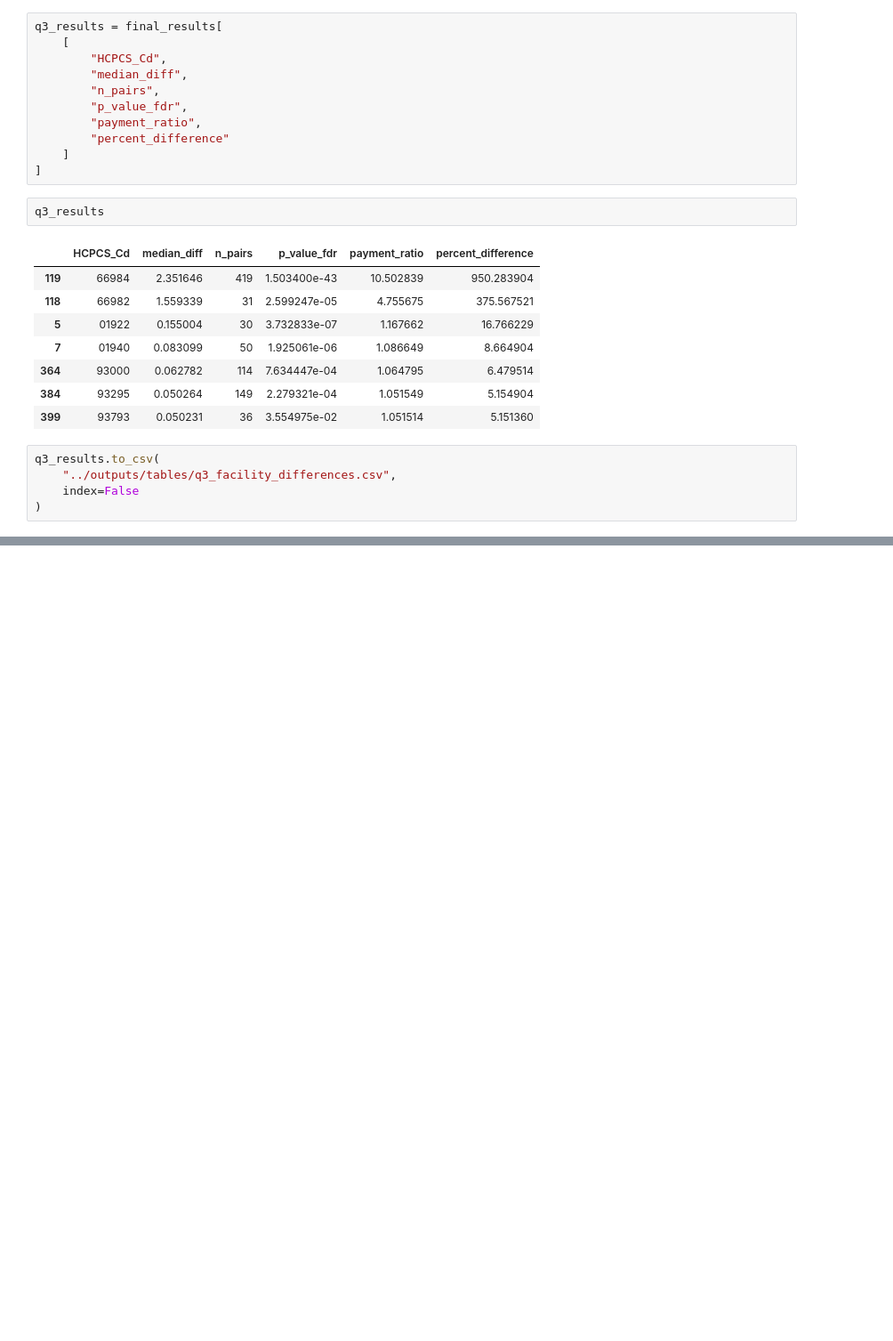
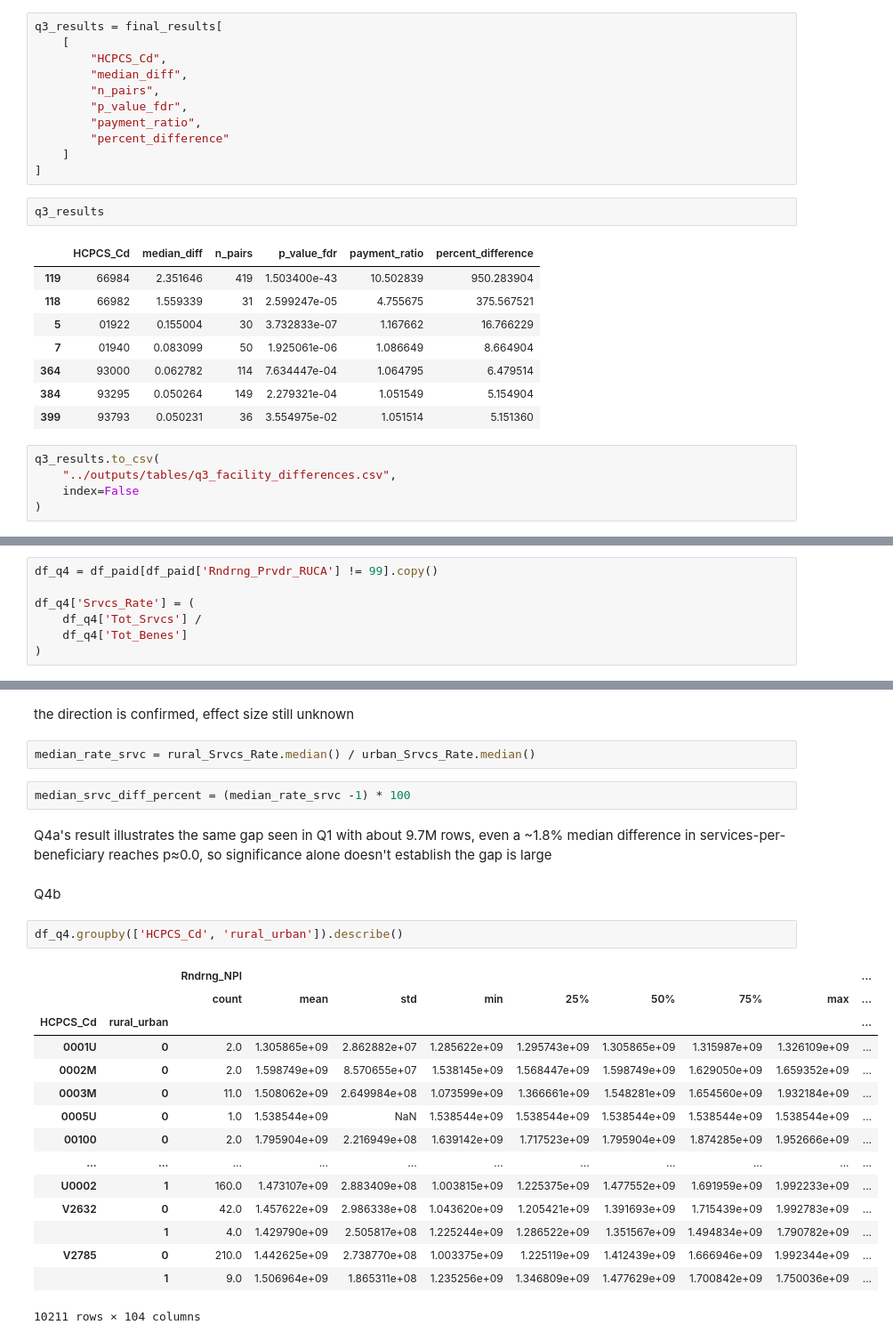
Before and after one commit to AdvayBhatt/healthcare-analytics, a Jupyter notebook: notebooks/01_eda.ipynb, the cells around one changed output, grey strips where cells are left out. Shown at 89% size. Saved outputs shown, nothing was run; the diff lists cells and outputs as text; blank space fills up the shorter version.

```diff
--- a/notebooks/01_eda.ipynb
+++ b/notebooks/01_eda.ipynb
@@ -1285,0 +1240,7 @@ q3_results.to_csv(
+# %%
+df_q4 = df_paid[df_paid['Rndrng_Prvdr_RUCA'] != 99].copy()
+
+df_q4['Srvcs_Rate'] = (
+    df_q4['Tot_Srvcs'] /
+    df_q4['Tot_Benes']
+)
@@ -1285,0 +1264,28 @@ q3_results.to_csv(
+# %% [markdown]
+the direction is confirmed, effect size still unknown
+# %%
+median_rate_srvc = rural_Srvcs_Rate.median() / urban_Srvcs_Rate.median()
+# %%
+median_srvc_diff_percent = (median_rate_srvc -1) * 100
+# %% [markdown]
+Q4a's result illustrates the same gap seen in Q1 with about 9.7M rows, even a ~1.8% median difference in services-per-beneficiary reaches p≈0.0, so significance alone doesn't establish the gap is large
+# %% [markdown]
+Q4b
+# %%
+df_q4.groupby(['HCPCS_Cd', 'rural_urban']).describe()
+# %% [output]
+|  |  | Rndrng_NPI |  |  |  |  |  |  |  | ... |
+|  |  | count | mean | std | min | 25% | 50% | 75% | max | ... |
+| HCPCS_Cd | rural_urban |  |  |  |  |  |  |  |  | ... |
+| 0001U | 0 | 2.0 | 1.305865e+09 | 2.862882e+07 | 1.285622e+09 | 1.295743e+09 | 1.305865e+09 | 1.315987e+09 | 1.326109e+09 | ... |
+| 0002M | 0 | 2.0 | 1.598749e+09 | 8.570655e+07 | 1.538145e+09 | 1.568447e+09 | 1.598749e+09 | 1.629050e+09 | 1.659352e+09 | ... |
+| 0003M | 0 | 11.0 | 1.508062e+09 | 2.649984e+08 | 1.073599e+09 | 1.366661e+09 | 1.548281e+09 | 1.654560e+09 | 1.932184e+09 | ... |
+| 0005U | 0 | 1.0 | 1.538544e+09 | NaN | 1.538544e+09 | 1.538544e+09 | 1.538544e+09 | 1.538544e+09 | 1.538544e+09 | ... |
+| 00100 | 0 | 2.0 | 1.795904e+09 | 2.216949e+08 | 1.639142e+09 | 1.717523e+09 | 1.795904e+09 | 1.874285e+09 | 1.952666e+09 | ... |
+| ... | ... | ... | ... | ... | ... | ... | ... | ... | ... | ... |
+| U0002 | 1 | 160.0 | 1.473107e+09 | 2.883409e+08 | 1.003815e+09 | 1.225375e+09 | 1.477552e+09 | 1.691959e+09 | 1.992233e+09 | ... |
+| V2632 | 0 | 42.0 | 1.457622e+09 | 2.986338e+08 | 1.043620e+09 | 1.205421e+09 | 1.391693e+09 | 1.715439e+09 | 1.992783e+09 | ... |
+|  | 1 | 4.0 | 1.429790e+09 | 2.505817e+08 | 1.225244e+09 | 1.286522e+09 | 1.351567e+09 | 1.494834e+09 | 1.790782e+09 | ... |
+| V2785 | 0 | 210.0 | 1.442625e+09 | 2.738770e+08 | 1.003375e+09 | 1.225119e+09 | 1.412439e+09 | 1.666946e+09 | 1.992344e+09 | ... |
+|  | 1 | 9.0 | 1.506964e+09 | 1.865311e+08 | 1.235256e+09 | 1.346809e+09 | 1.477629e+09 | 1.700842e+09 | 1.750036e+09 | ... |
+10211 rows × 104 columns
```
Also changed, not shown: parts of 42 cells of this notebook, 7 other files.
